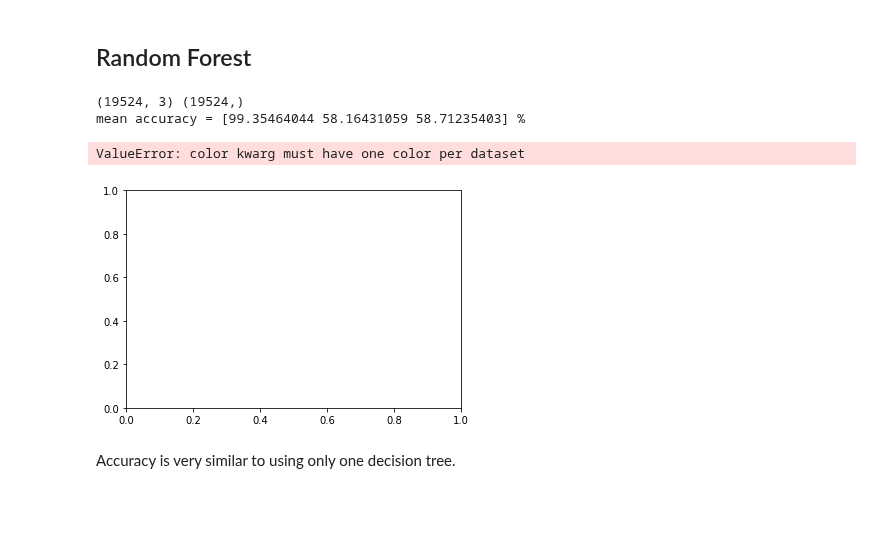
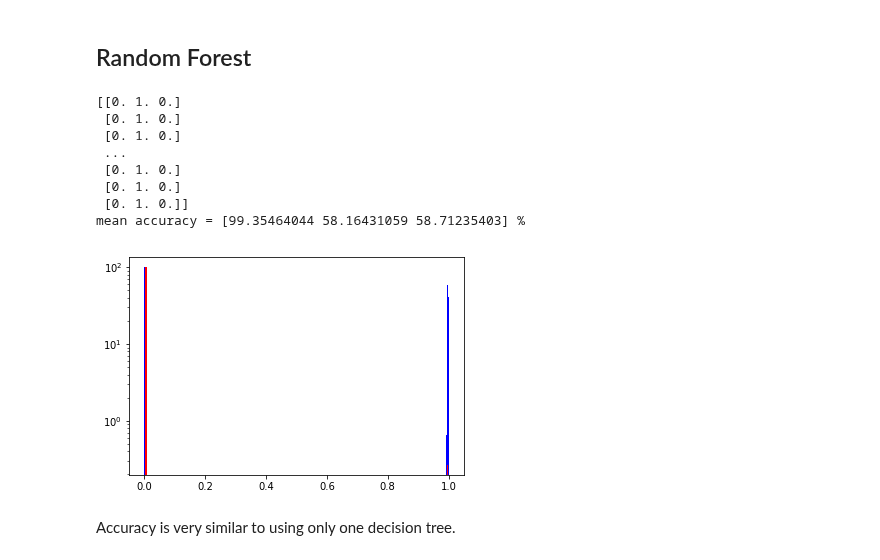
Before and after one commit to ginochen/Dual-branched_DNN_SVM, a Jupyter notebook: Dual_branched_DNN_SVM.ipynb, the cells around one changed output. Drawn from its saved outputs; the diff is of its cells as text; code cells hidden in the pictures; blank space fills up the shorter version.

```diff
--- a/Dual_branched_DNN_SVM.ipynb
+++ b/Dual_branched_DNN_SVM.ipynb
@@ -64,6 +65,17 @@ import pandas as pd
 
 from mpl_toolkits.mplot3d import Axes3D
 import matplotlib.pyplot as plt
+# %%
+def acc_plot(y_test,y_pred):
+    '''
+        Use this to plot binary outcomes accuracy and histogram plot
+    '''
+    meanacc = np.mean(abs(y_pred-y_test),axis=0)
+#    meanacc = sum(abs(y_pred-y_test))/y_pred.shape[0]
+    print('mean accuracy = %s %%'%str((1-meanacc)*100))
+    plt.hist(y_test,density=True,log=True,bins=100,color=['b','b','b'],rwidth=100)
+    plt.hist(y_pred,density=True,log=True,bins=100,color=['r','r','r'],rwidth=0.5)
+    plt.show()
 # %%
 import itertools
 def plot_confusion_matrix(cm, classes,
@@ -298,17 +407,24 @@ clf_rtree = RandomForestClassifier(n_estimators=100, max_depth=x_train.shape[1],
 clf_rtree = clf_rtree.fit(X=x_train, y=y_cat_trainx, oob_score = True)
 # %%
 y_pred_rtree = clf_tree.predict(x_test)
-print(y_pred_rtree.shape,y_cat_test.shape)
-meanacc_rtree = np.mean(abs(y_pred_rtree-y_cat_testx),axis=0)
-print('mean accuracy = %s %%'%str((1-meanacc_rtree)*100))
-plt.hist(y_cat_test,density=True,log=True,bins=100,color='b',rwidth=1)
 
-plt.hist(y_pred_rtree,density=True,log=True,bins=100,color='r',rwidth=5)
+acc_plot(y_cat_testx,y_pred_rtree)
+#print(y_pred_rtree.shape,y_cat_test.shape)
+#meanacc_rtree = np.mean(abs(y_pred_rtree-y_cat_testx),axis=0)
+#print('mean accuracy = %s %%'%str((1-meanacc_rtree)*100))
+#plt.hist(y_cat_test,density=True,log=True,bins=100,color='b',rwidth=1)
+
+#plt.hist(y_pred_rtree,density=True,log=True,bins=100,color='r',rwidth=5)
 # %% [output]
-(19524, 3) (19524,)
+[[0. 1. 0.]
+ [0. 1. 0.]
+ [0. 1. 0.]
+ ...
+ [0. 1. 0.]
+ [0. 1. 0.]
+ [0. 1. 0.]]
 mean accuracy = [99.35464044 58.16431059 58.71235403] %
-ValueError: color kwarg must have one color per dataset
-[figure, old version]
+[figure, new version]
 # %% [markdown]
 Accuracy is very similar to using only one decision tree.
 # %% [markdown]
```
Also changed, not shown: parts of 6 cells of this notebook.
